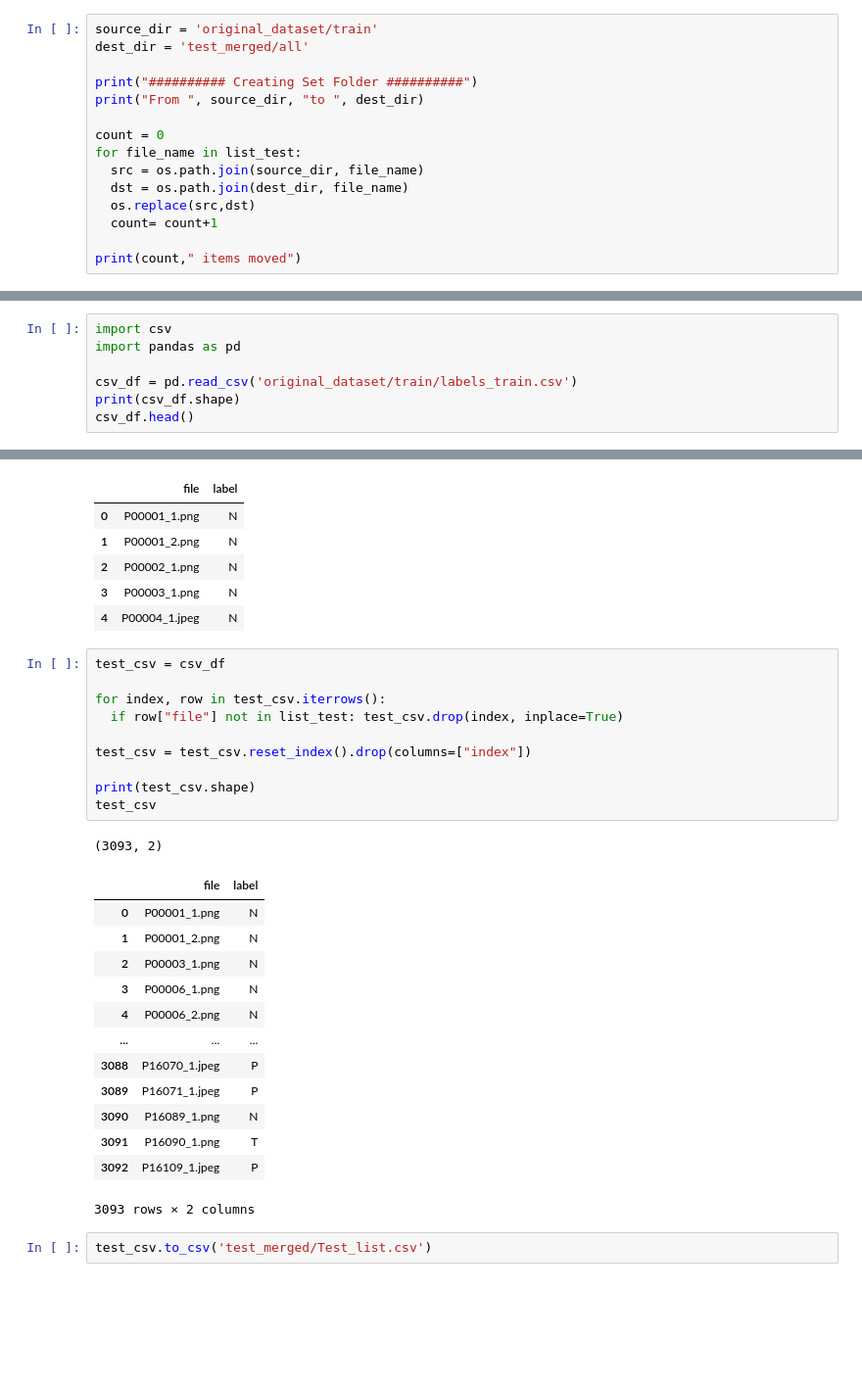
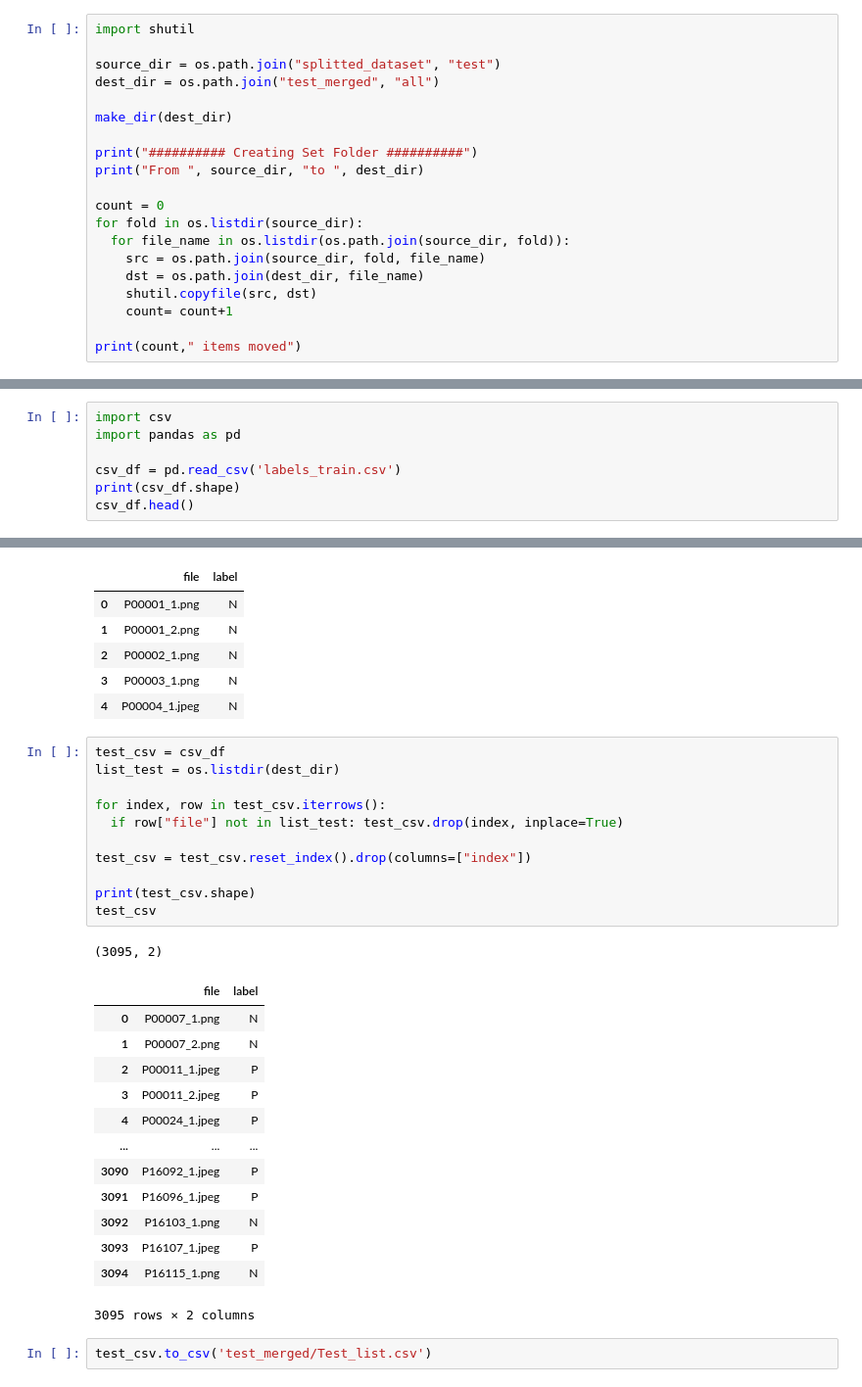
Before and after one commit to ChiaraBoscarino/XrAI, a Jupyter notebook: code (ipynb)/1. Data Preparation.ipynb, the cells around one changed output, grey strips where cells are left out. Shown at 98% size. Cells and saved outputs as stored; diff of their text form; blank space fills up the shorter version.

```diff
--- a/code (ipynb)/1. Data Preparation.ipynb
+++ b/code (ipynb)/1. Data Preparation.ipynb
@@ -413,16 +437,21 @@ print(list_test)
 # %%
-source_dir = 'original_dataset/train'
-dest_dir = 'test_merged/all'
+import shutil
+
+source_dir = os.path.join("splitted_dataset", "test")
+dest_dir = os.path.join("test_merged", "all")
+
+make_dir(dest_dir)
 
 print("########## Creating Set Folder ##########")
 print("From ", source_dir, "to ", dest_dir)
 
 count = 0
-for file_name in list_test:
-  src = os.path.join(source_dir, file_name)
-  dst = os.path.join(dest_dir, file_name)
-  os.replace(src,dst)
-  count= count+1
+for fold in os.listdir(source_dir):
+  for file_name in os.listdir(os.path.join(source_dir, fold)):
+    src = os.path.join(source_dir, fold, file_name)
+    dst = os.path.join(dest_dir, file_name)
+    shutil.copyfile(src, dst)
+    count= count+1
 
 print(count," items moved")
 # %% [output]
@@ -433,7 +463,7 @@ From  original_dataset/train to  test_merged/all
 import csv
 import pandas as pd
 
-csv_df = pd.read_csv('original_dataset/train/labels_train.csv')
+csv_df = pd.read_csv('labels_train.csv')
 print(csv_df.shape)
 csv_df.head()
 # %% [output]
@@ -446,28 +476,29 @@ csv_df.head()
 | 4 | P00004_1.jpeg | N |
 # %%
 test_csv = csv_df
+list_test = os.listdir(dest_dir)
 
 for index, row in test_csv.iterrows():
   if row["file"] not in list_test: test_csv.drop(index, inplace=True)
 
 test_csv = test_csv.reset_index().drop(columns=["index"])
 
 print(test_csv.shape)
 test_csv
 # %% [output]
-(3093, 2)
+(3095, 2)
 |  | file | label |
-| 0 | P00001_1.png | N |
-| 1 | P00001_2.png | N |
-| 2 | P00003_1.png | N |
-| 3 | P00006_1.png | N |
-| 4 | P00006_2.png | N |
+| 0 | P00007_1.png | N |
+| 1 | P00007_2.png | N |
+| 2 | P00011_1.jpeg | P |
+| 3 | P00011_2.jpeg | P |
+| 4 | P00024_1.jpeg | P |
 | ... | ... | ... |
-| 3088 | P16070_1.jpeg | P |
-| 3089 | P16071_1.jpeg | P |
-| 3090 | P16089_1.png | N |
-| 3091 | P16090_1.png | T |
-| 3092 | P16109_1.jpeg | P |
+| 3090 | P16092_1.jpeg | P |
+| 3091 | P16096_1.jpeg | P |
+| 3092 | P16103_1.png | N |
+| 3093 | P16107_1.jpeg | P |
+| 3094 | P16115_1.png | N |
-3093 rows × 2 columns
+3095 rows × 2 columns
 # %%
 test_csv.to_csv('test_merged/Test_list.csv')
```
Also changed, not shown: parts of 25 cells of this notebook, 4 other files.
